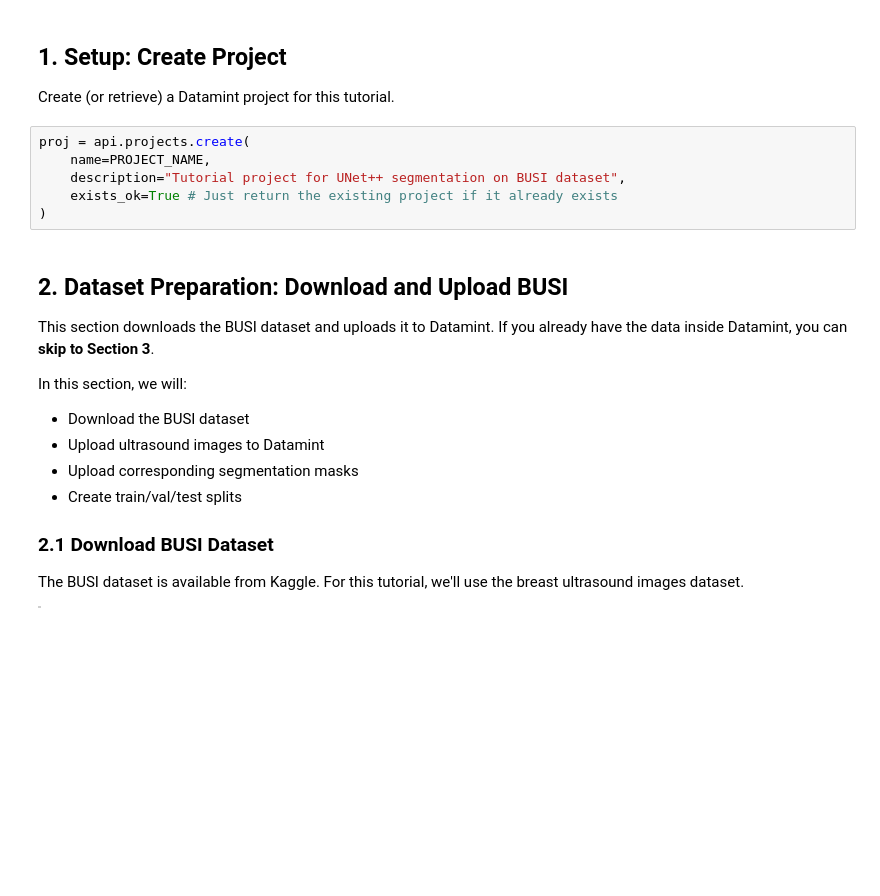
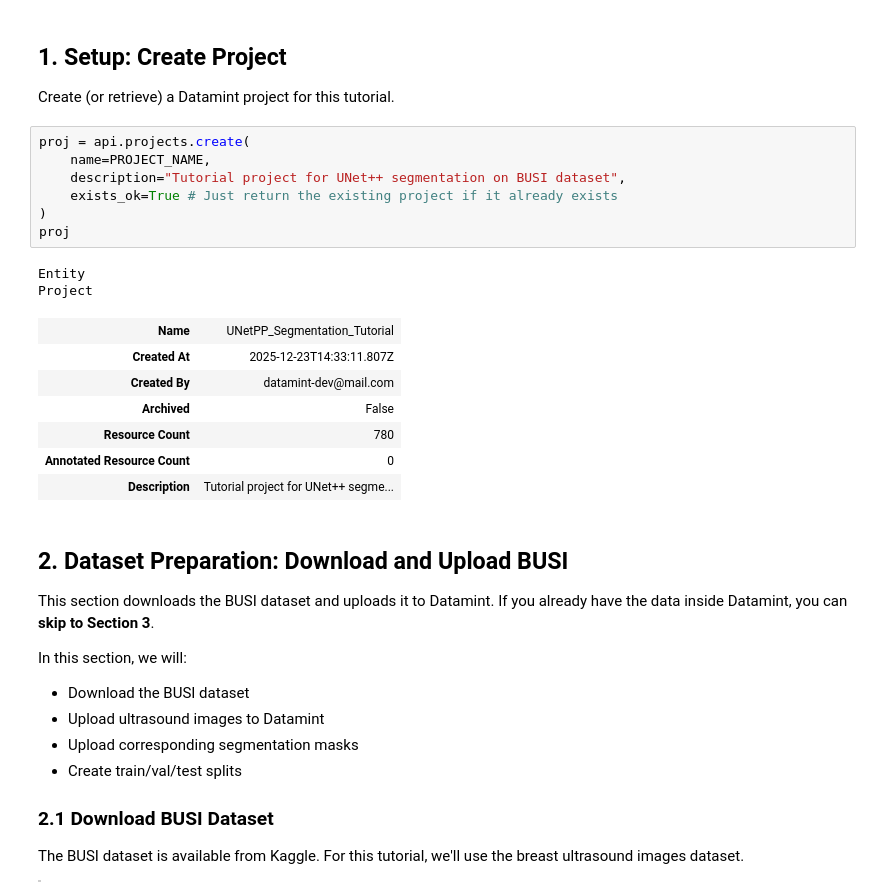
Before and after one commit to SonanceAI/datamint-python-api, a Jupyter notebook: notebooks/use_cases/segmentation_2d_trainer_BUSI_tutorial.ipynb, the cells around one changed output. Saved outputs shown, nothing was run; the diff lists cells and outputs as text; blank space fills up the shorter version.

Commit message:
updated BUSI tutorial

```diff
--- a/notebooks/use_cases/segmentation_2d_trainer_BUSI_tutorial.ipynb
+++ b/notebooks/use_cases/segmentation_2d_trainer_BUSI_tutorial.ipynb
@@ -44,9 +44,20 @@ Create (or retrieve) a Datamint project for this tutorial.
 # %%
 proj = api.projects.create(
     name=PROJECT_NAME,
     description="Tutorial project for UNet++ segmentation on BUSI dataset",
     exists_ok=True # Just return the existing project if it already exists
 )
+proj
+# %% [output]
+Entity
+Project
+| Name | UNetPP_Segmentation_Tutorial |
+| Created At | 2025-12-23T14:33:11.807Z |
+| Created By | datamint-dev@mail.com |
+| Archived | False |
+| Resource Count | 780 |
+| Annotated Resource Count | 0 |
+| Description | Tutorial project for UNet++ segme... |
 # %% [markdown]
 ## 2. Dataset Preparation: Download and Upload BUSI
 
```
Also changed, not shown: parts of 2 cells of this notebook.
